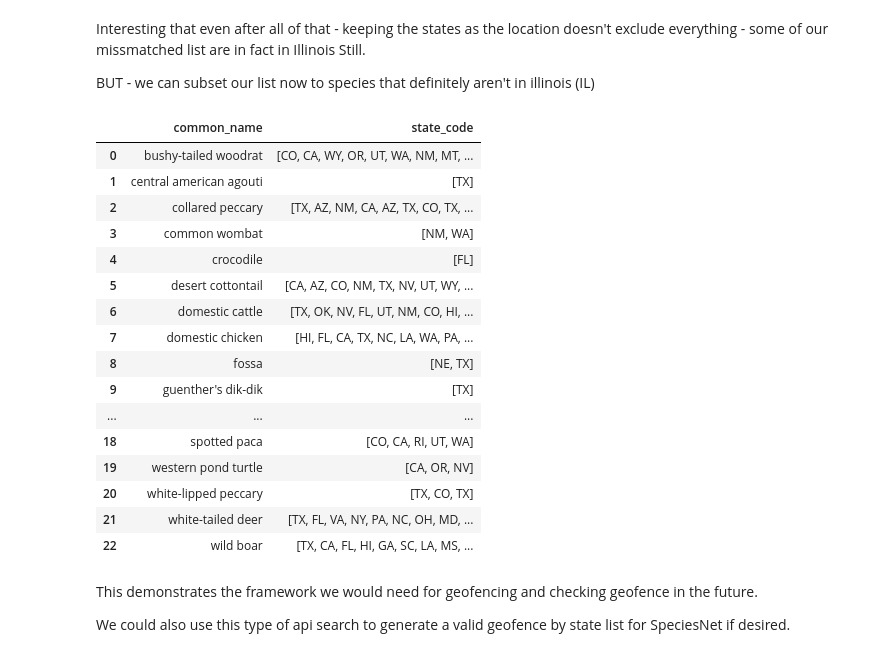
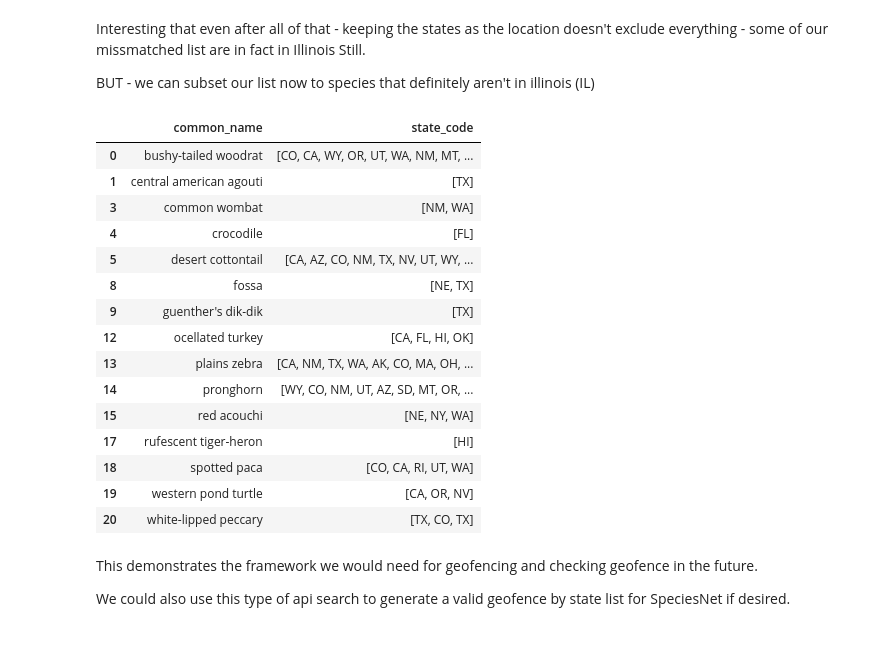
Before and after one commit to morescode-pm/urbanrivers-speciesnet-preview, a Jupyter notebook: _speciesnet-taxa/species_mismatch_analysis.ipynb, the cells around one changed output. Saved outputs shown, nothing was run; the diff lists cells and outputs as text; code cells hidden in the pictures.

```diff
--- a/_speciesnet-taxa/species_mismatch_analysis.ipynb
+++ b/_speciesnet-taxa/species_mismatch_analysis.ipynb
@@ -545,31 +545,32 @@ Interesting that even after all of that - keeping the states as the location doe
 
 BUT - we can subset our list now to species that definitely aren't in illinois (IL)
 # %%
-# Grab the common_name species from the list where IL is not one of the states
-df_definite = df_exploded.loc[df_exploded['state_code'] != "IL", ['common_name', 'state_code']]
+# Group by common_name and get list of states
+df_definite = df_exploded.groupby('common_name')['state_code'].agg(list).reset_index()
 
-df_definite = df_definite.groupby('common_name')['state_code'].agg(list).reset_index()
+# Filter rows where 'IL' is NOT in the state_code list
+df_definite = df_definite[~df_definite['state_code'].apply(lambda states: "IL" in states)]
 
-df_definite.to_csv('subset_definitely_not_in_illinois.csv')
+# Save and display
+df_definite.to_csv('subset_definitely_not_in_illinois.csv', index=False)
 display(df_definite)
 # %% [output]
 |  | common_name | state_code |
 | 0 | bushy-tailed woodrat | [CO, CA, WY, OR, UT, WA, NM, MT, ... |
 | 1 | central american agouti | [TX] |
-| 2 | collared peccary | [TX, AZ, NM, CA, AZ, TX, CO, TX, ... |
 | 3 | common wombat | [NM, WA] |
 | 4 | crocodile | [FL] |
 | 5 | desert cottontail | [CA, AZ, CO, NM, TX, NV, UT, WY, ... |
-| 6 | domestic cattle | [TX, OK, NV, FL, UT, NM, CO, HI, ... |
-| 7 | domestic chicken | [HI, FL, CA, TX, NC, LA, WA, PA, ... |
 | 8 | fossa | [NE, TX] |
 | 9 | guenther's dik-dik | [TX] |
-| ... | ... | ... |
+| 12 | ocellated turkey | [CA, FL, HI, OK] |
+| 13 | plains zebra | [CA, NM, TX, WA, AK, CO, MA, OH, ... |
+| 14 | pronghorn | [WY, CO, NM, UT, AZ, SD, MT, OR, ... |
+| 15 | red acouchi | [NE, NY, WA] |
+| 17 | rufescent tiger-heron | [HI] |
 | 18 | spotted paca | [CO, CA, RI, UT, WA] |
 | 19 | western pond turtle | [CA, OR, NV] |
 | 20 | white-lipped peccary | [TX, CO, TX] |
-| 21 | white-tailed deer | [TX, FL, VA, NY, PA, NC, OH, MD, ... |
-| 22 | wild boar | [TX, CA, FL, HI, GA, SC, LA, MS, ... |
 # %% [markdown]
 This demonstrates the framework we would need for geofencing and checking geofence in the future.
 
```
